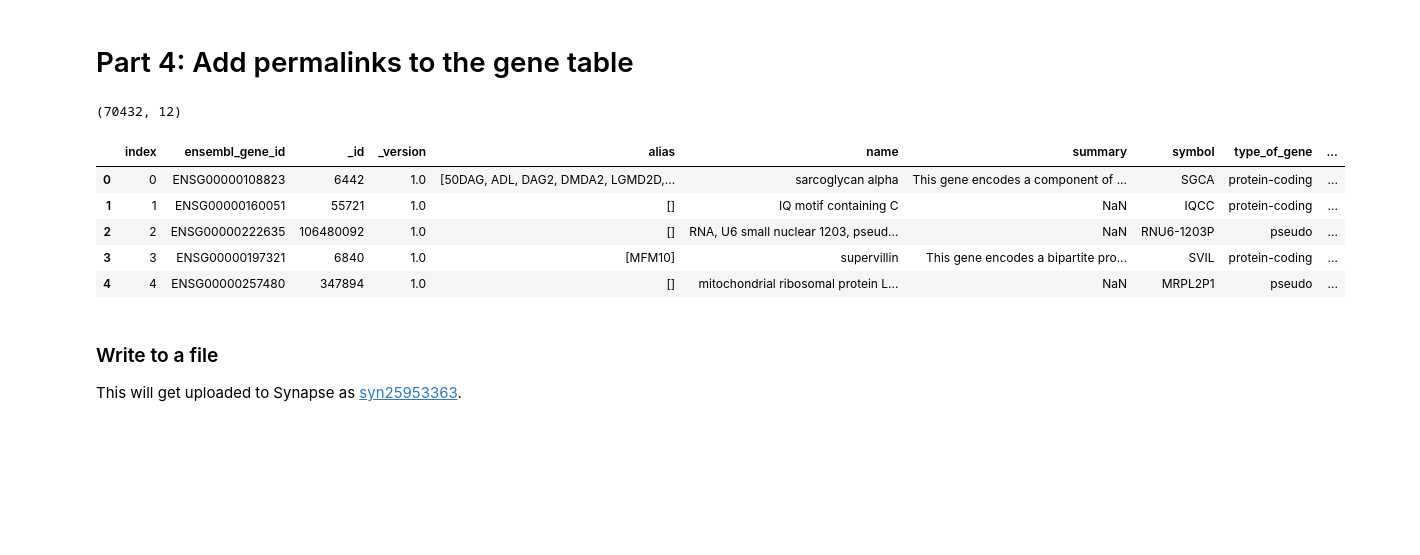
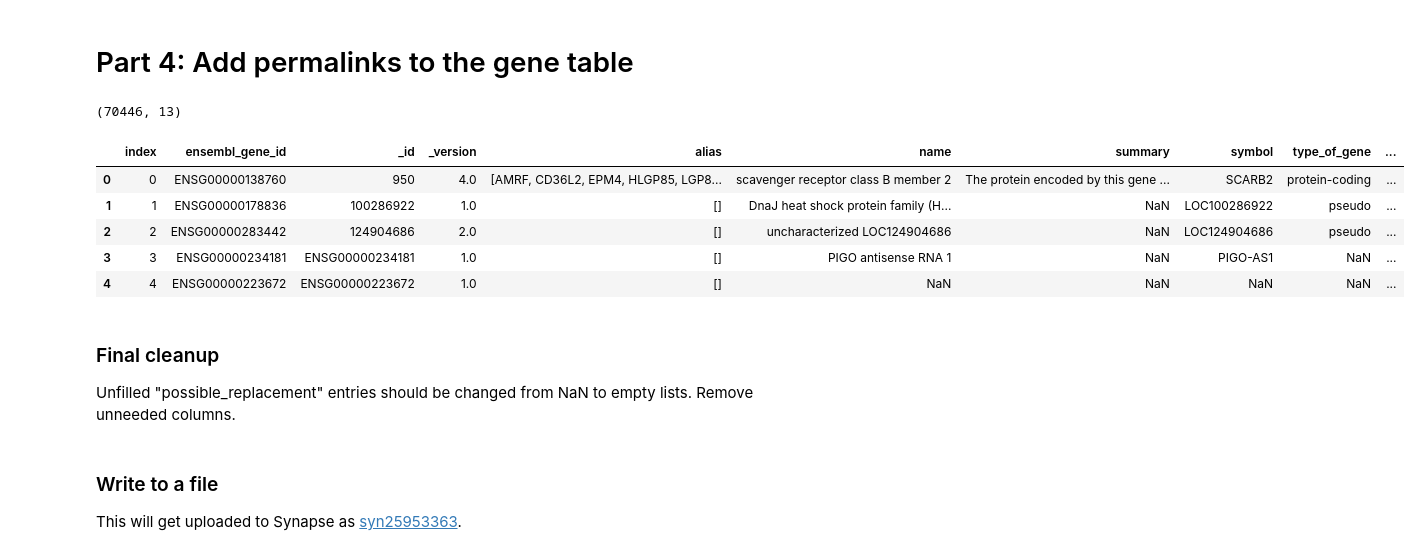
Before and after one commit to Sage-Bionetworks/agora-data-tools, a Jupyter notebook: data_analysis/notebooks/AG-896_Preprocess_Gene_Annotations.ipynb, the cells around one changed output. Cells and saved outputs as stored; diff of their text form; code cells hidden in the pictures; blank space fills up the shorter version.

Commit message:
Updated gene info preprocessing notebook to work with latest dev changes, added 'possible_replacement' field, and updated gene_metadata file to version 5

```diff
--- a/data_analysis/notebooks/AG-896_Preprocess_Gene_Annotations.ipynb
+++ b/data_analysis/notebooks/AG-896_Preprocess_Gene_Annotations.ipynb
@@ -98,7 +98,7 @@ ensembl_ids_biomart = ensembl_ids
 Some of these datasets have older/retired Ensembl IDs that no longer exist in the current Ensembl database. Loop through all data sets in the config file to get all Ensembl IDs they use, and add missing ones to the gene list.
 # %%
 config = utils._get_config(config_path = config_filename)
-datasets = config[1]['datasets']
+datasets = utils._find_config_by_name(config, 'datasets')
 
 files = {}
 
@@ -153,14 +154,14 @@ files = files_unique
 # %% [markdown]
 ### We should now have a list of all raw data files ingested. Get each one and add its Ensembl IDs to the gene list.
 # %%
-syn = utils._login_to_synapse(authtoken = None) # Assumes you have already logged in
+syn = utils._login_to_synapse(token = None) # Assumes you have already logged in with a valid token
 
 # The various column names used to store Ensembl IDs in the files
 col_names = ['ENSG', 'ensembl_gene_id', 'GeneID']
 
 for file in files.keys():
     df = extract.get_entity_as_df(syn_id=files[file][0],
-                                  format=files[file][1],
+                                  source=files[file][1],
                                   syn=syn)
     file_ensembl_ids = None
 
@@ -565,18 +554,21 @@ True
 # %% [markdown]
 # Part 4: Add permalinks to the gene table
 # %%
-versions = versions[['id', 'release', 'permalink']]
+versions = versions[['id', 'release', 'possible_replacement', 'permalink']]
 versions.rename(columns={'id': 'ensembl_gene_id', 'release': 'ensembl_release'}, inplace=True)
 
 gene_table_merged = pd.merge(left = gene_table_merged, right = versions, how = 'left', on = 'ensembl_gene_id')
 
 print(gene_table_merged.shape)
 gene_table_merged.head()
 # %% [output]
-(70432, 12)
+(70446, 13)
 |  | index | ensembl_gene_id | _id | _version | alias | name | summary | symbol | type_of_gene | ... |
-| 0 | 0 | ENSG00000108823 | 6442 | 1.0 | [50DAG, ADL, DAG2, DMDA2, LGMD2D,... | sarcoglycan alpha | This gene encodes a component of ... | SGCA | protein-coding | ... |
-| 1 | 1 | ENSG00000160051 | 55721 | 1.0 | [] | IQ motif containing C | NaN | IQCC | protein-coding | ... |
-| 2 | 2 | ENSG00000222635 | 106480092 | 1.0 | [] | RNA, U6 small nuclear 1203, pseud... | NaN | RNU6-1203P | pseudo | ... |
-| 3 | 3 | ENSG00000197321 | 6840 | 1.0 | [MFM10] | supervillin | This gene encodes a bipartite pro... | SVIL | protein-coding | ... |
-| 4 | 4 | ENSG00000257480 | 347894 | 1.0 | [] | mitochondrial ribosomal protein L... | NaN | MRPL2P1 | pseudo | ... |
+| 0 | 0 | ENSG00000138760 | 950 | 4.0 | [AMRF, CD36L2, EPM4, HLGP85, LGP8... | scavenger receptor class B member 2 | The protein encoded by this gene ... | SCARB2 | protein-coding | ... |
+| 1 | 1 | ENSG00000178836 | 100286922 | 1.0 | [] | DnaJ heat shock protein family (H... | NaN | LOC100286922 | pseudo | ... |
+| 2 | 2 | ENSG00000283442 | 124904686 | 2.0 | [] | uncharacterized LOC124904686 | NaN | LOC124904686 | pseudo | ... |
+| 3 | 3 | ENSG00000234181 | ENSG00000234181 | 1.0 | [] | PIGO antisense RNA 1 | NaN | PIGO-AS1 | NaN | ... |
+| 4 | 4 | ENSG00000223672 | ENSG00000223672 | 1.0 | [] | NaN | NaN | NaN | NaN | ... |
+# %% [markdown]
+### Final cleanup
+Unfilled "possible_replacement" entries should be changed from NaN to empty lists. Remove unneeded columns.
```
Also changed, not shown: parts of 22 cells of this notebook, 2 other files.
